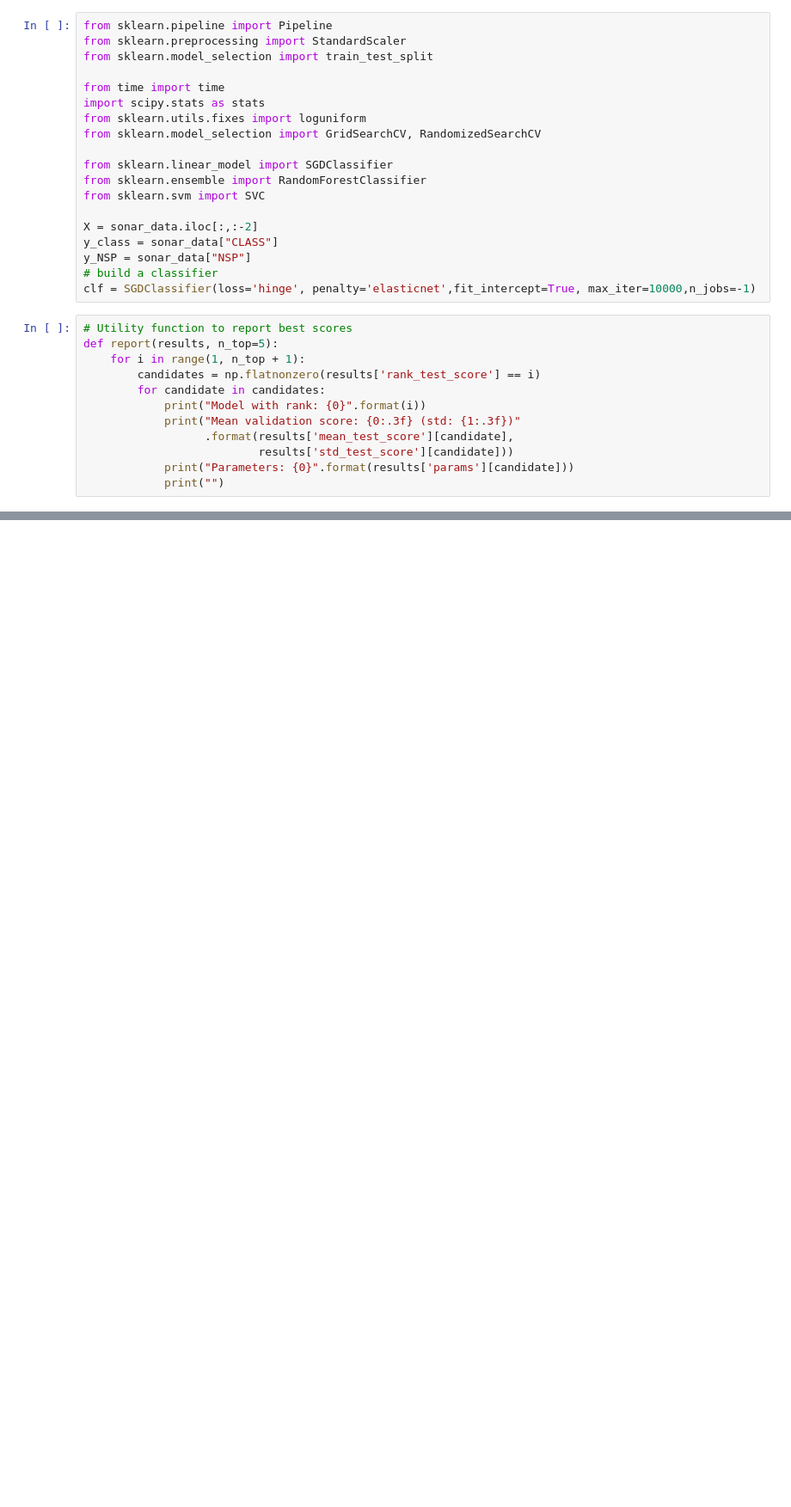
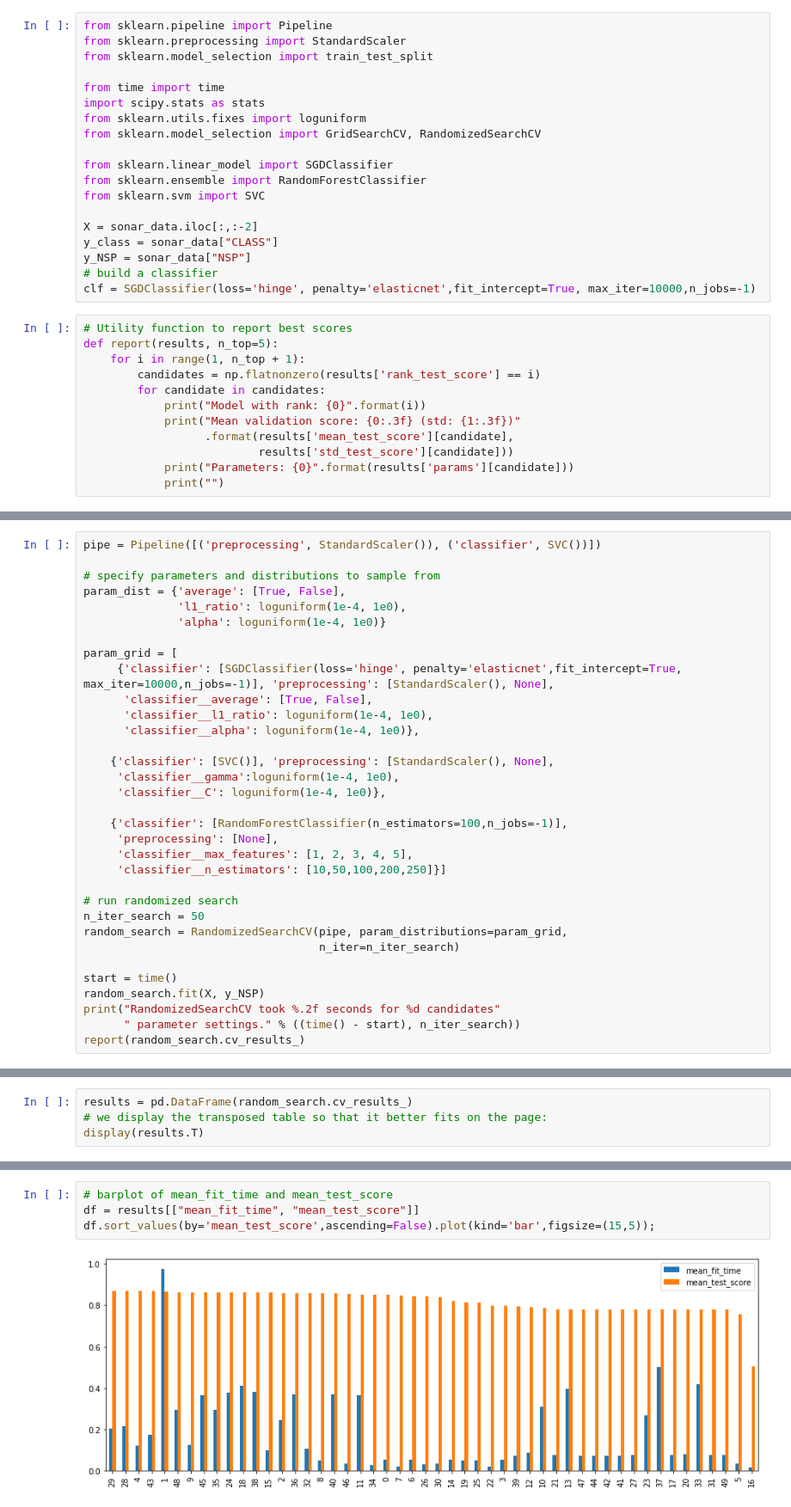
Before and after one commit to AlexTouvras/Evaluation-Improvement, a Jupyter notebook: Evaluation-Improvement.ipynb, the cells around one changed output, grey strips where cells are left out. Shown at 86% size. Drawn from its saved outputs; the diff is of its cells as text; blank space fills up the shorter version.

```diff
--- a/Evaluation-Improvement.ipynb
+++ b/Evaluation-Improvement.ipynb
@@ -291,0 +302,33 @@ random_search.cv_results_
+# %%
+pipe = Pipeline([('preprocessing', StandardScaler()), ('classifier', SVC())])
+
+# specify parameters and distributions to sample from
+param_dist = {'average': [True, False],
+              'l1_ratio': loguniform(1e-4, 1e0),
+              'alpha': loguniform(1e-4, 1e0)}
+
+param_grid = [
+     {'classifier': [SGDClassifier(loss='hinge', penalty='elasticnet',fit_intercept=True, max_iter=10000,n_jobs=-1)], 'preprocessing': [StandardScaler(), None],
+      'classifier__average': [True, False],
+      'classifier__l1_ratio': loguniform(1e-4, 1e0),
+      'classifier__alpha': loguniform(1e-4, 1e0)},
+
+    {'classifier': [SVC()], 'preprocessing': [StandardScaler(), None],
+     'classifier__gamma':loguniform(1e-4, 1e0),
+     'classifier__C': loguniform(1e-4, 1e0)},
+
+    {'classifier': [RandomForestClassifier(n_estimators=100,n_jobs=-1)],
+     'preprocessing': [None],
+     'classifier__max_features': [1, 2, 3, 4, 5],
+     'classifier__n_estimators': [10,50,100,200,250]}]
+
+# run randomized search
+n_iter_search = 50
+random_search = RandomizedSearchCV(pipe, param_distributions=param_grid,
+                                   n_iter=n_iter_search)
+
+start = time()
+random_search.fit(X, y_NSP)
+print("RandomizedSearchCV took %.2f seconds for %d candidates"
+      " parameter settings." % ((time() - start), n_iter_search))
+report(random_search.cv_results_)
@@ -291,0 +356,4 @@ random_search.cv_results_
+# %%
+results = pd.DataFrame(random_search.cv_results_)
+# we display the transposed table so that it better fits on the page:
+display(results.T)
@@ -291,0 +379,6 @@ random_search.cv_results_
+# %%
+# barplot of mean_fit_time and mean_test_score
+df = results[["mean_fit_time", "mean_test_score"]]
+df.sort_values(by='mean_test_score',ascending=False).plot(kind='bar',figsize=(15,5));
+# %% [output]
+[figure, added]
```
Also changed, not shown: parts of 11 cells of this notebook, 1 other file.
